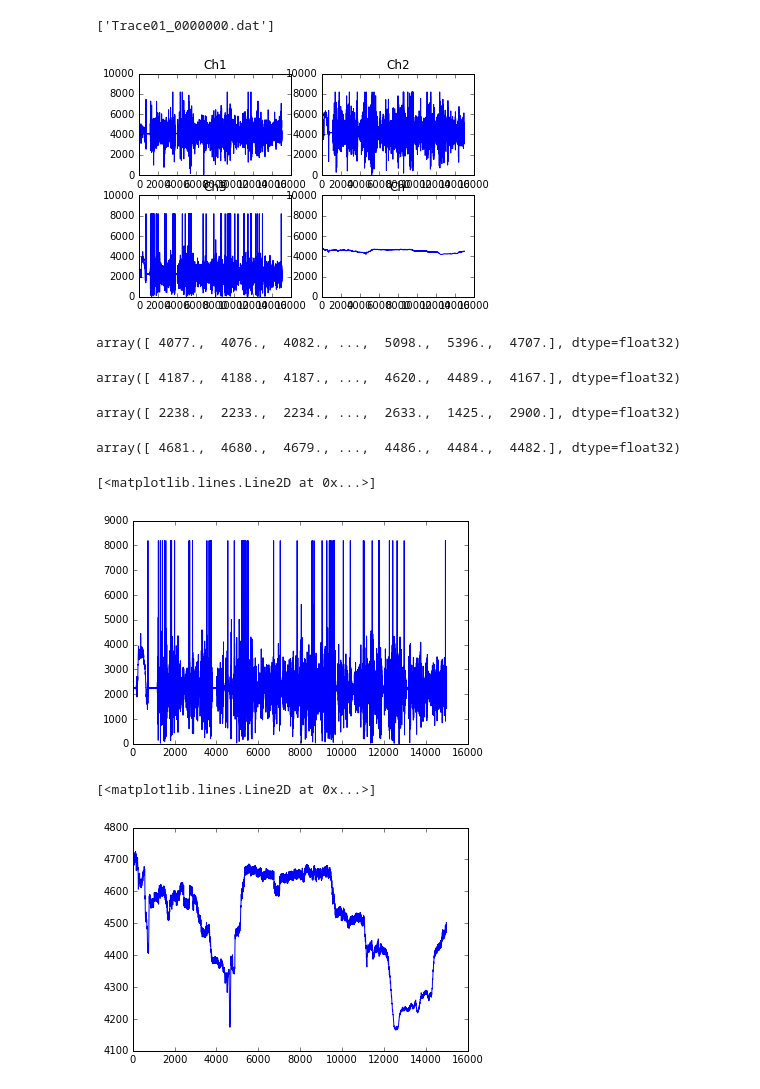
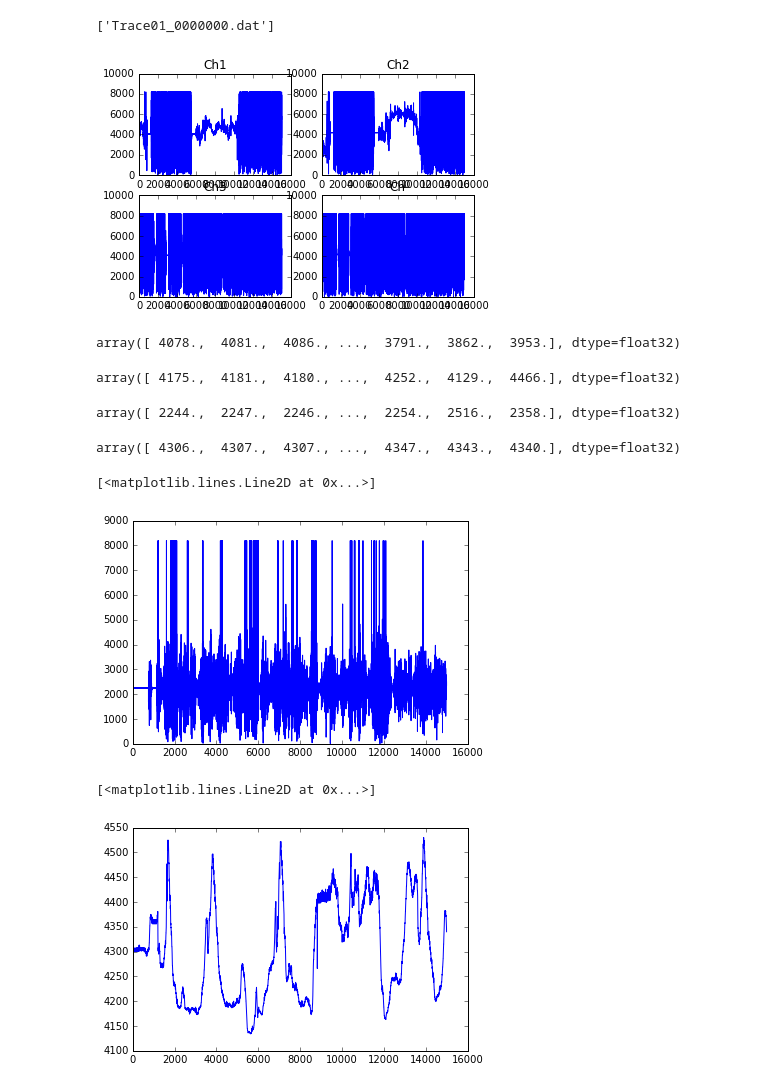
Before and after one commit to MoreCoffee12/AccelPlot, a Jupyter notebook: PythonScripts/ExploratoryAnalysis.ipynb, the cells around one changed output. Cells and saved outputs as stored; diff of their text form; code cells hidden in the pictures.

Commit message:
Training data: cobble stone

```diff
--- a/PythonScripts/ExploratoryAnalysis.ipynb
+++ b/PythonScripts/ExploratoryAnalysis.ipynb
@@ -33,59 +33,59 @@ def getChannelData(iChannel, strTestCase):
 # %%
 # Begin by getting the data into python
 # %%
-strFolder = 'Tile1'
+strFolder = 'CobblBattFail'
 (x1,strFiles1) = getChannelData(1,strFolder)
 (x2,strFiles2) = getChannelData(2,strFolder)
 (x3,strFiles3) = getChannelData(3,strFolder)
 (x4,strFiles4) = getChannelData(4,strFolder)
 plt.subplot(2,2,1)
 plt.plot(x1)
 plt.ylim((0, 10000))
 plt.title('Ch1')
 
 plt.subplot(2,2,2)
 plt.plot(x2)
 plt.ylim((0, 10000))
 plt.title('Ch2')
 
 plt.subplot(2,2,3)
 plt.plot(x3)
 plt.ylim((0, 10000))
 plt.title('Ch3')
 
 plt.subplot(2,2,4)
 plt.plot(x4)
 plt.ylim((0, 10000))
 plt.title('Ch')
 
 
 strFiles1
 # %% [output]
 ['Trace01_0000000.dat']
-[figure, old version]
+[figure, new version]
 # %%
 x1
 # %% [output]
-array([ 4077.,  4076.,  4082., ...,  5098.,  5396.,  4707.], dtype=float32)
+array([ 4078.,  4081.,  4086., ...,  3791.,  3862.,  3953.], dtype=float32)
 # %%
 x2
 # %% [output]
-array([ 4187.,  4188.,  4187., ...,  4620.,  4489.,  4167.], dtype=float32)
+array([ 4175.,  4181.,  4180., ...,  4252.,  4129.,  4466.], dtype=float32)
 # %%
 x3
 # %% [output]
-array([ 2238.,  2233.,  2234., ...,  2633.,  1425.,  2900.], dtype=float32)
+array([ 2244.,  2247.,  2246., ...,  2254.,  2516.,  2358.], dtype=float32)
 # %%
 x4
 # %% [output]
-array([ 4681.,  4680.,  4679., ...,  4486.,  4484.,  4482.], dtype=float32)
+array([ 4306.,  4307.,  4307., ...,  4347.,  4343.,  4340.], dtype=float32)
 # %%
 plt.plot(x3)
 # %% [output]
 [<matplotlib.lines.Line2D at 0x...>]
-[figure, old version]
+[figure, new version]
 # %%
 plt.plot(x4)
 # %% [output]
 [<matplotlib.lines.Line2D at 0x...>]
-[figure, old version]
+[figure, new version]
```
Also changed, not shown: 4 other files.
